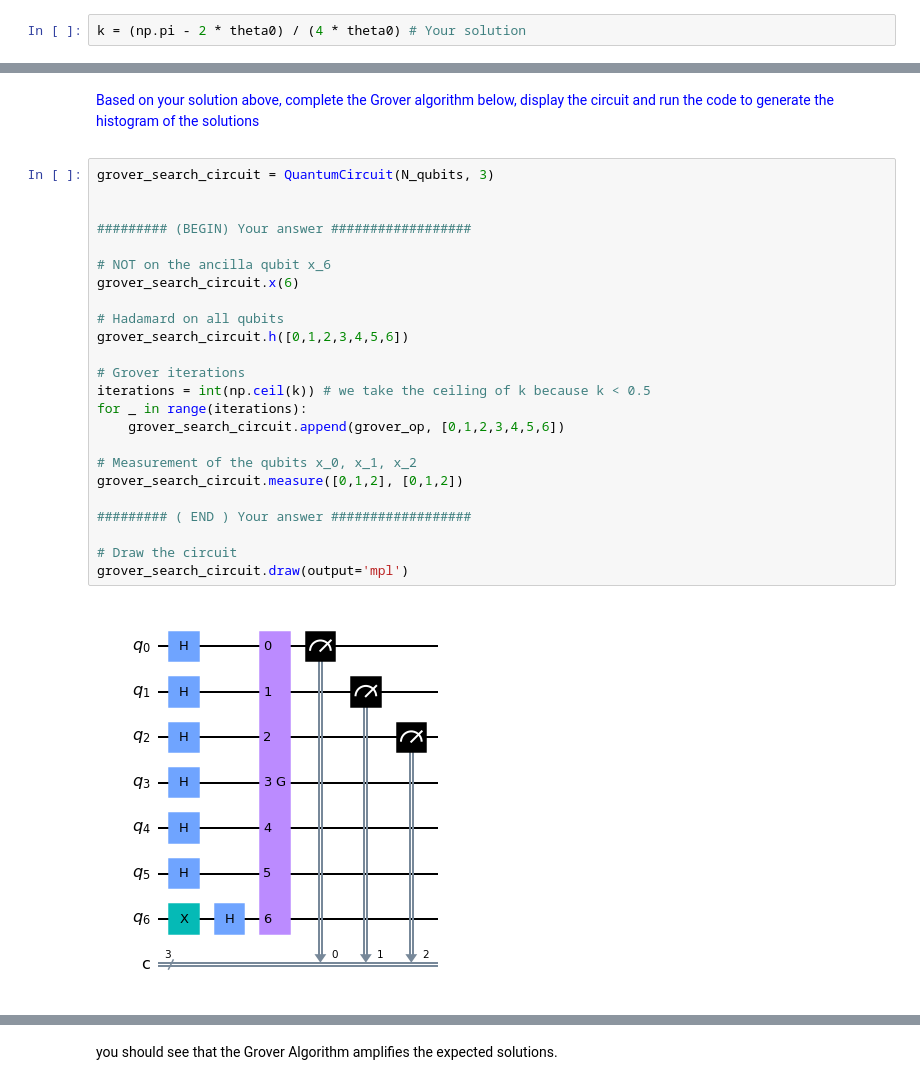
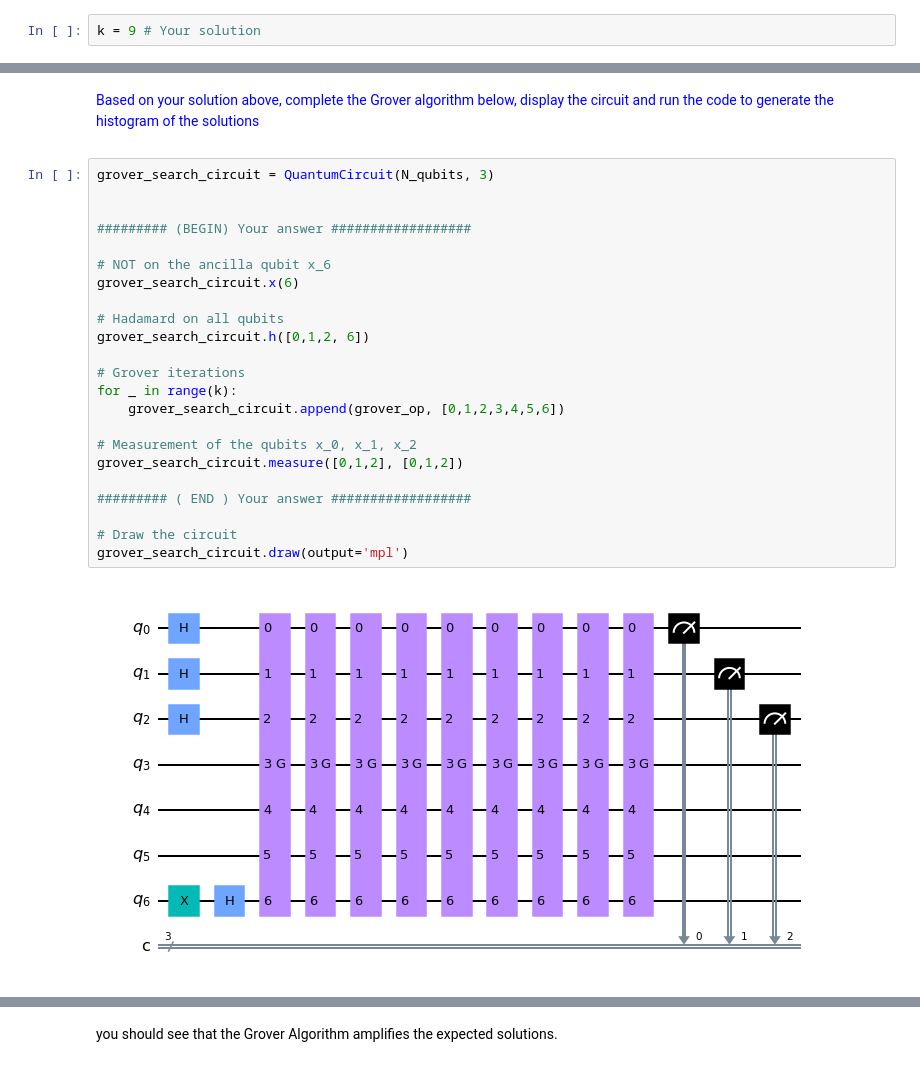
Before and after one commit to matthias-wyss/Quantum-3-SAT, a Jupyter notebook: MiniProject-questions.ipynb, the cells around one changed output, grey strips where cells are left out. Saved outputs shown, nothing was run; the diff lists cells and outputs as text.

```diff
--- a/MiniProject-questions.ipynb
+++ b/MiniProject-questions.ipynb
@@ -302,7 +302,7 @@ $$\sin((2k+1)\theta_0) \lvert S \rangle + \cos((2k+1)\theta_0) \lvert P \rangle$
    Based on your value of $\theta_0$ what would be a good value $k$ to run the algorithm? Explain it.
 </span>
 # %%
-k = (np.pi - 2 * theta0) / (4 * theta0) # Your solution
+k = 9 # Your solution
 # %% [markdown]
 A good value k to run the algorithm would be a value k such that we maximize the $\lvert S \rangle$ term.
 
@@ -328,29 +326,28 @@ Based on your solution above, complete the Grover algorithm below, display the c
 # %%
 grover_search_circuit = QuantumCircuit(N_qubits, 3)
 
 
 ######### (BEGIN) Your answer ##################
 
 # NOT on the ancilla qubit x_6
 grover_search_circuit.x(6)
 
 # Hadamard on all qubits
-grover_search_circuit.h([0,1,2,3,4,5,6])
+grover_search_circuit.h([0,1,2, 6])
 
 # Grover iterations
-iterations = int(np.ceil(k)) # we take the ceiling of k because k < 0.5
-for _ in range(iterations):
+for _ in range(k):
     grover_search_circuit.append(grover_op, [0,1,2,3,4,5,6])
 
 # Measurement of the qubits x_0, x_1, x_2
 grover_search_circuit.measure([0,1,2], [0,1,2])
 
 ######### ( END ) Your answer ##################
 
 # Draw the circuit
 grover_search_circuit.draw(output='mpl')
 # %% [output]
-[figure, old version]
+[figure, new version]
 # %%
 tcircuit = transpile(grover_search_circuit, simulator)
 result = simulator.run(tcircuit, shots=4096).result()
```
Also changed, not shown: parts of 8 cells of this notebook.
